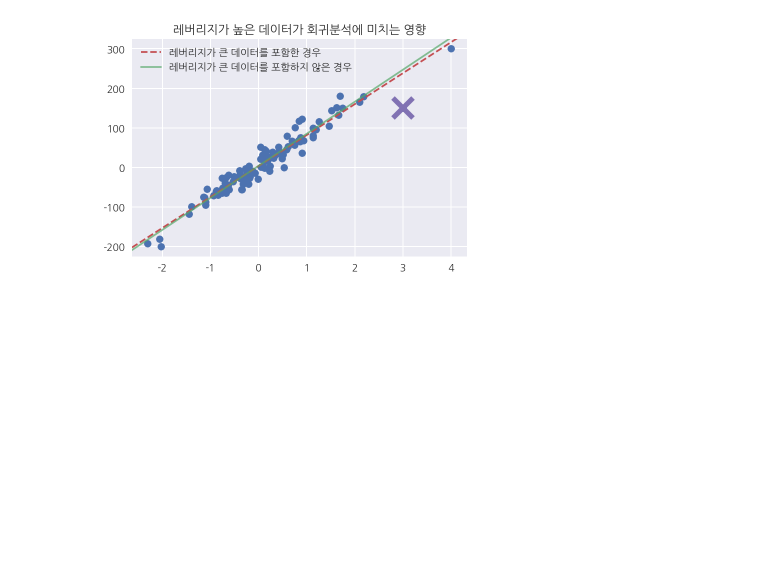
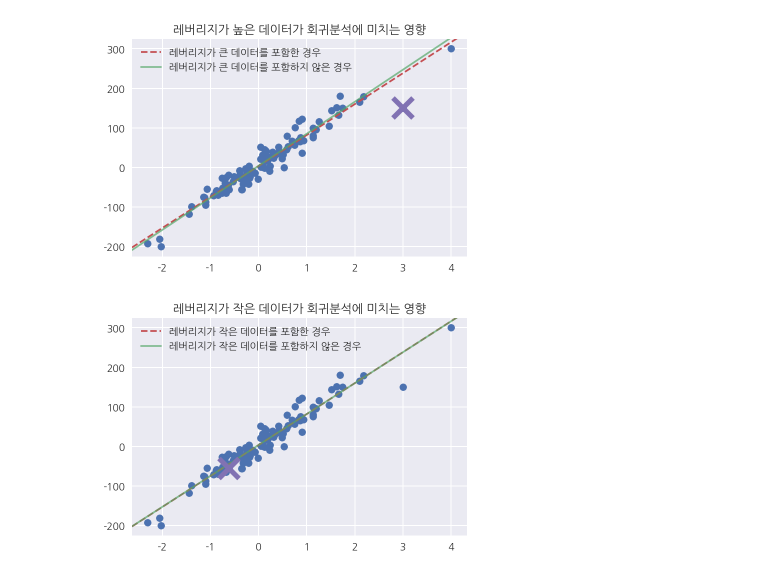
Before and after one commit to whguswls58/TIL, a Jupyter notebook: math/200514_math_16.ipynb, the cells around one changed output. Drawn from its saved outputs; the diff is of its cells as text; code cells hidden in the pictures; blank space fills up the shorter version.

```diff
--- a/math/200514_math_16.ipynb
+++ b/math/200514_math_16.ipynb
@@ -215,19 +217,22 @@ plt.show()
 # %% [output]
 [figure]
 # %%
+# 레버리지가 작은 데이터를 빼도 분석에 큰 영향을 끼치지 않음
 model3 = sm.OLS(y[1:], X[1:])
 result3 = model3.fit()
 
-plt.figure(facecolor=)
+plt.figure(facecolor="1.")
 ax = plt.subplot()
 plt.scatter(X0, y)
 sm.graphics.abline_plot(model_results=result,
                         c="r", linestyle="--", ax=ax)
 sm.graphics.abline_plot(model_results=result3,
                         c="g", alpha=0.7, ax=ax)
 
 plt.plot(X0[0], y[0], marker='x', c="m", ms=20, mew=5)
 plt.legend([u"레버리지가 작은 데이터를 포함한 경우", u"레버리지가 작은 데이터를 포함하지 않은 경우"],
            loc="upper left")
 plt.title("레버리지가 작은 데이터가 회귀분석에 미치는 영향")
 plt.show()
+# %% [output]
+[figure, added]
```
Also changed, not shown: parts of 9 cells of this notebook.
